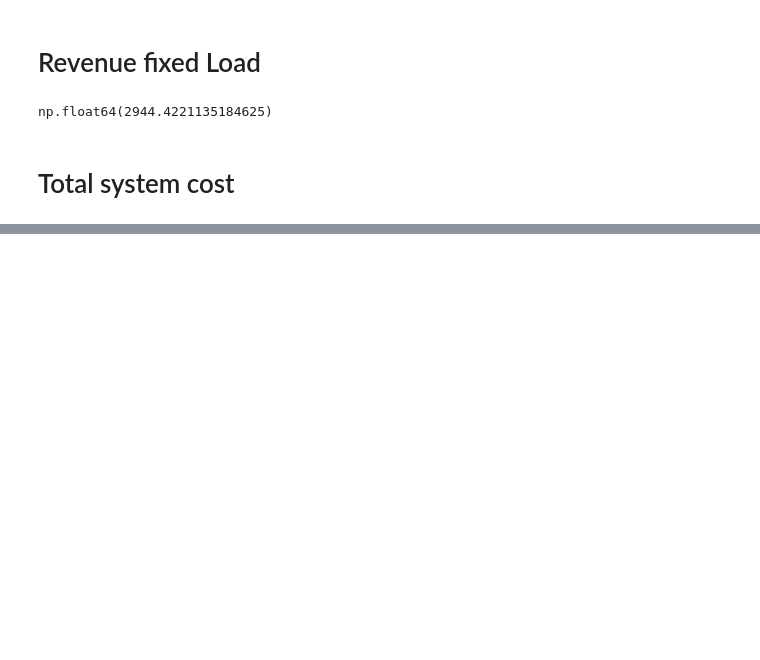
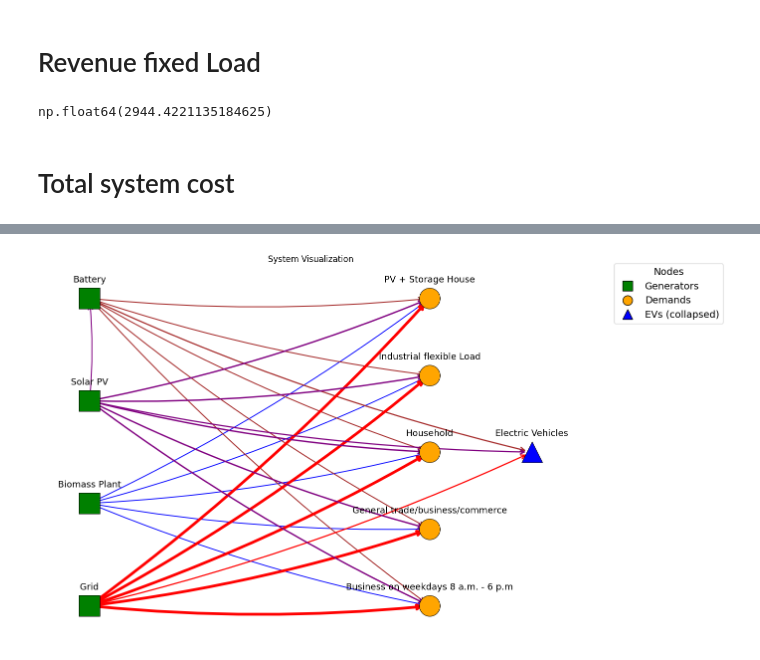
Before and after one commit to Moaztub/Master_thesis, a Jupyter notebook: DSM_MILP.ipynb, the cells around one changed output, grey strips where cells are left out. Drawn from its saved outputs; the diff is of its cells as text; code cells hidden in the pictures; blank space fills up the shorter version.

Commit message:
add visualization

```diff
--- a/DSM_MILP.ipynb
+++ b/DSM_MILP.ipynb
@@ -1580,0 +1747,4 @@ DatetimeIndex(['2023-03-01 14:00:00', '2023-03-02 11:00:00',
+# %%
+plot_buses_links_collapsed(net)
+# %% [output]
+[figure, added]
```
Also changed, not shown: parts of 17 cells of this notebook.
